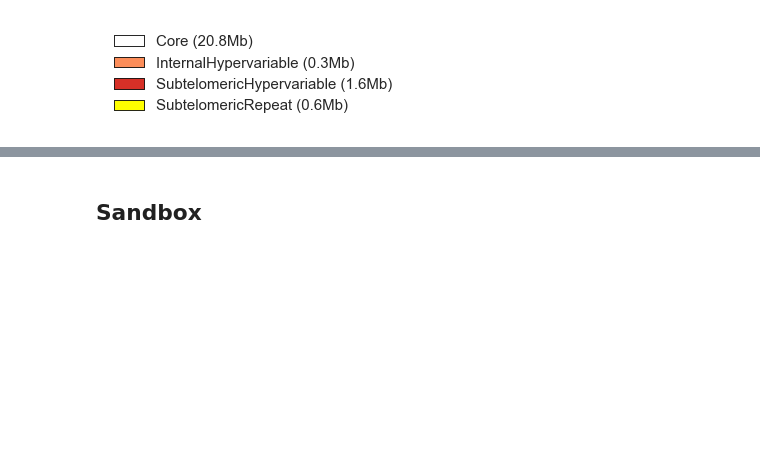
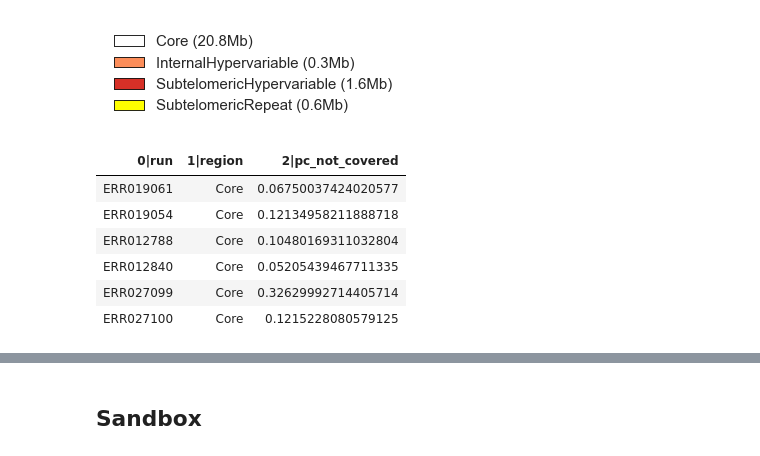
Before and after one commit to wtchg-kwiatkowski/pfx-paper-2015, a Jupyter notebook: supplementary/notebooks/genome_accessibility.ipynb, the cells around one changed output, grey strips where cells are left out. Cells and saved outputs as stored; diff of their text form; code cells hidden in the pictures; blank space fills up the shorter version.

```diff
--- a/supplementary/notebooks/genome_accessibility.ipynb
+++ b/supplementary/notebooks/genome_accessibility.ipynb
@@ -81,3 +85,14 @@ leg_labels = ['%s (%.1fMb)' % (r, lkp_regions_total_size[r]*1./1e6) for r in reg
 ax.legend(leg_artists, leg_labels, bbox_to_anchor=(0, 1), loc='upper left', borderaxespad=0.);
 # %% [output]
 [figure]
+# %%
+tbl_coverage_summary_by_region = etl.fromtsv(os.path.join(PUBLIC_DIR, 'tbl_coverage_summary_by_region.wg.txt')).convertnumbers()
+tbl_coverage_summary_by_region.eq('region', 'Core').displayall()
+# %% [output]
+| 0|run | 1|region | 2|pc_not_covered |
+| ERR019061 | Core | 0.06750037424020577 |
+| ERR019054 | Core | 0.12134958211888718 |
+| ERR012788 | Core | 0.10480169311032804 |
+| ERR012840 | Core | 0.05205439467711335 |
+| ERR027099 | Core | 0.32629992714405714 |
+| ERR027100 | Core | 0.1215228080579125 |
```
Also changed, not shown: parts of 4 cells of this notebook, 11 other files.
